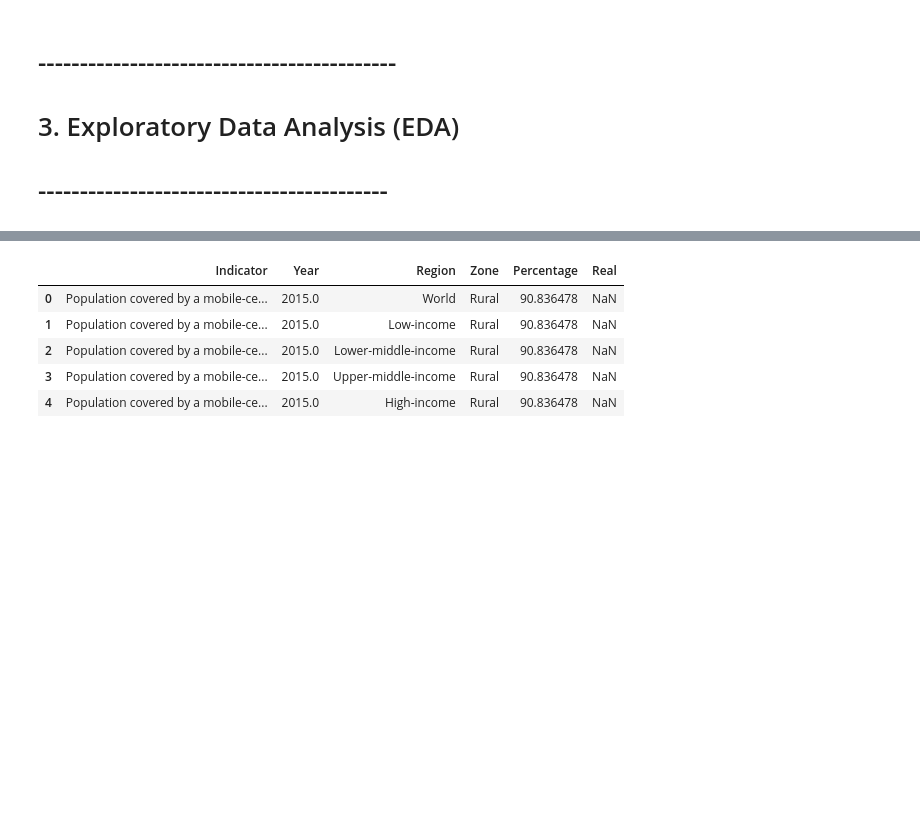
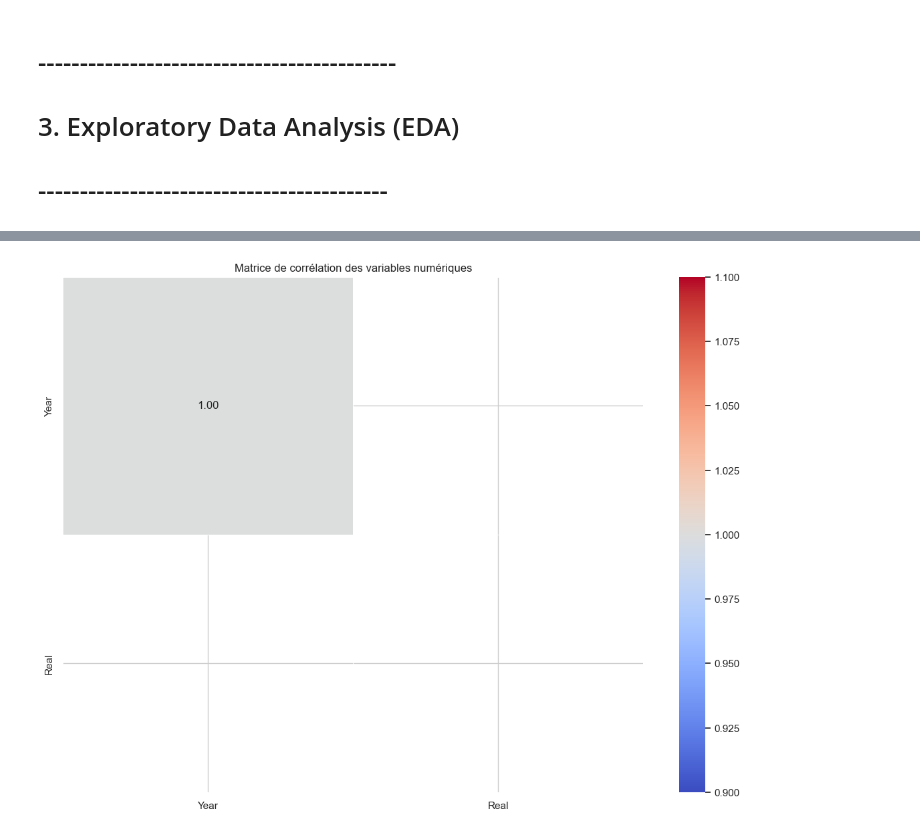
Before and after one commit to speedy27/Data-analysis, a Jupyter notebook: Projet_Analyse_Donnees.ipynb, the cells around one changed output, grey strips where cells are left out. Cells and saved outputs as stored; diff of their text form; code cells hidden in the pictures; blank space fills up the shorter version.

```diff
--- a/Projet_Analyse_Donnees.ipynb
+++ b/Projet_Analyse_Donnees.ipynb
@@ -222,9 +325,9 @@ Valeurs manquantes après imputation : 0
-# %%
-display(df.head())
-# %% [output]
-|  | Indicator | Year | Region | Zone | Percentage | Real |
-| 0 | Population covered by a mobile-ce... | 2015.0 | World | Rural | 90.836478 | NaN |
-| 1 | Population covered by a mobile-ce... | 2015.0 | Low-income | Rural | 90.836478 | NaN |
-| 2 | Population covered by a mobile-ce... | 2015.0 | Lower-middle-income | Rural | 90.836478 | NaN |
-| 3 | Population covered by a mobile-ce... | 2015.0 | Upper-middle-income | Rural | 90.836478 | NaN |
-| 4 | Population covered by a mobile-ce... | 2015.0 | High-income | Rural | 90.836478 | NaN |
+# %%
+# Matrice de corrélation
+plt.figure(figsize=(14, 10))
+correlation_matrix = df[numerical_cols].corr()
+sns.heatmap(correlation_matrix, annot=True, cmap='coolwarm', fmt='.2f', linewidths=0.5)
+plt.title('Matrice de corrélation des variables numériques')
+plt.show()
+# %% [output]
+[figure, added]
```
Also changed, not shown: parts of 45 cells of this notebook, 2 other files.
